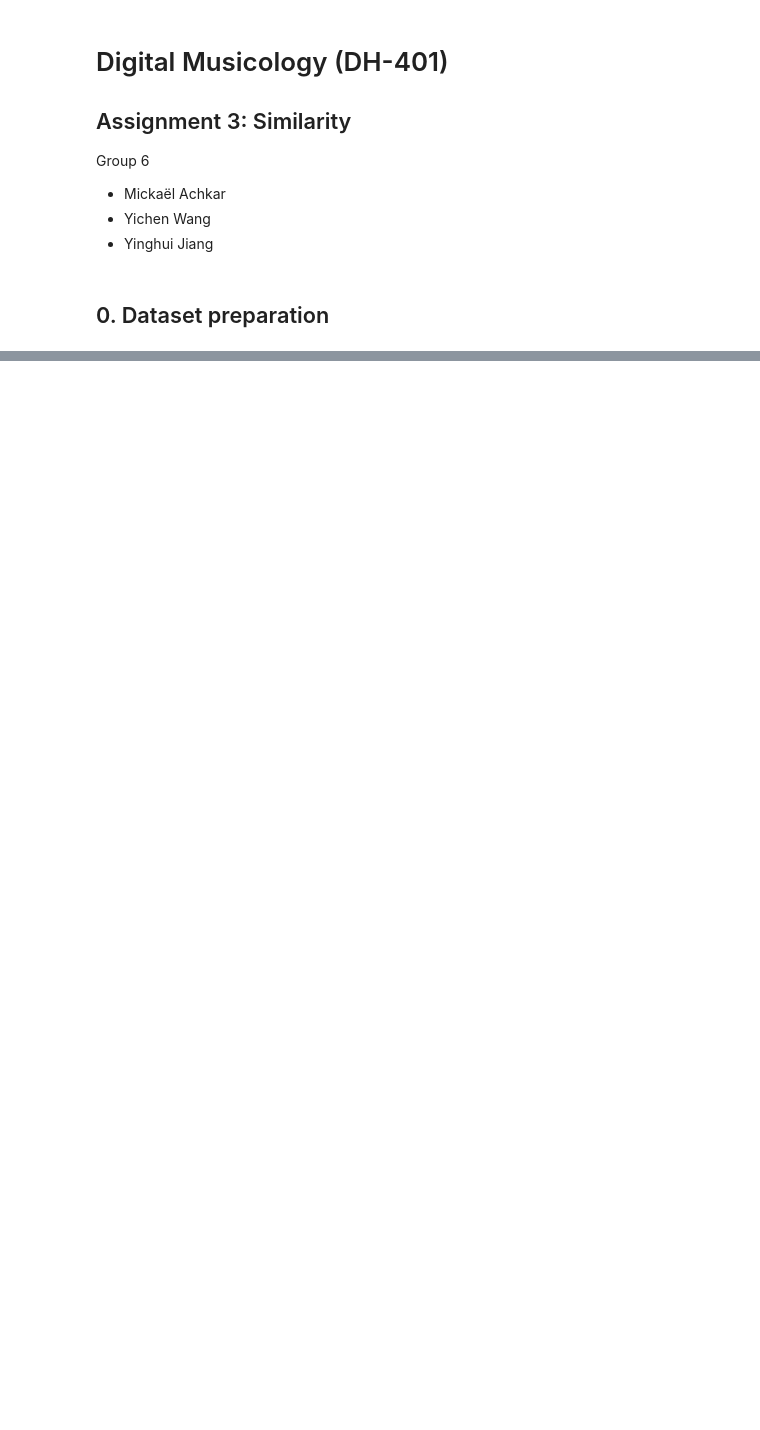
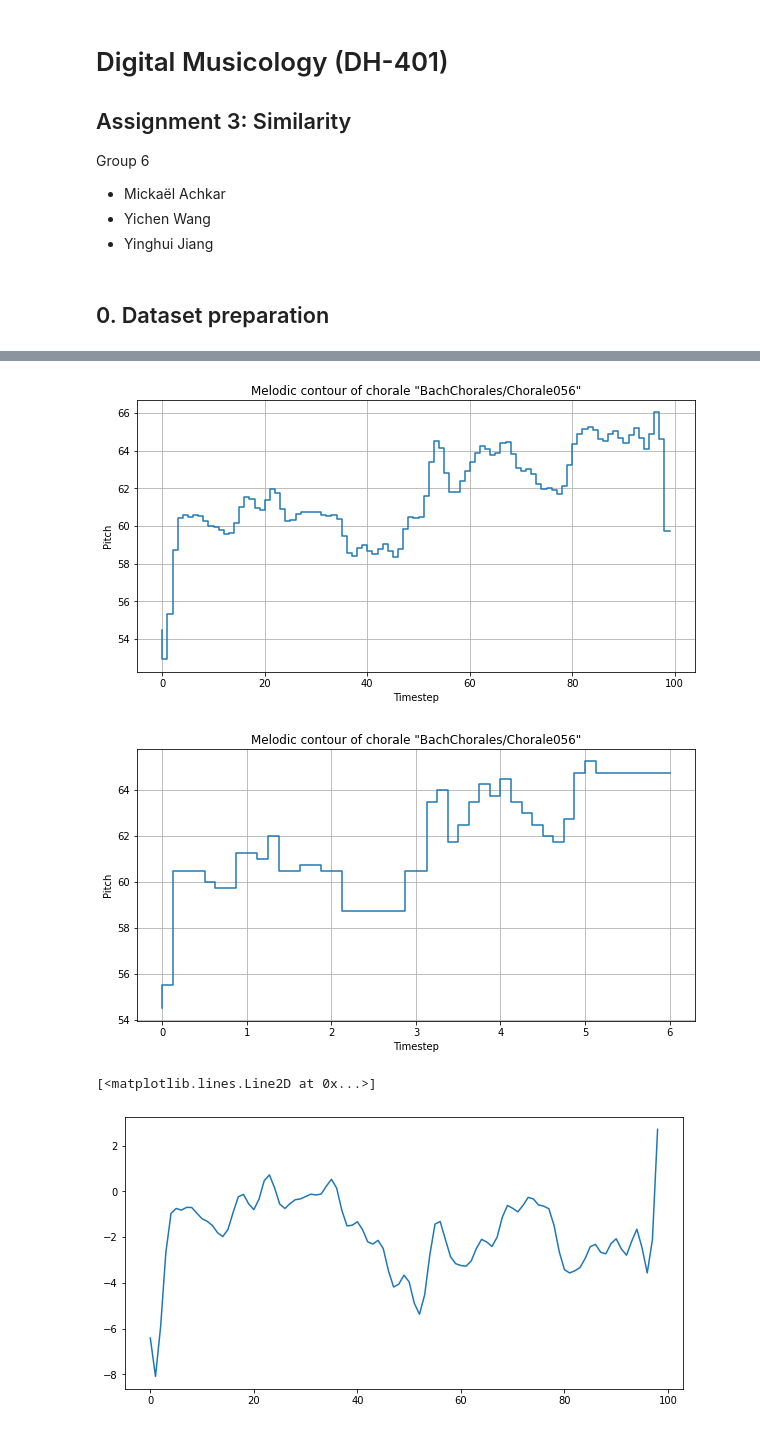
Before and after one commit to mikqs/digital-musicology, a Jupyter notebook: Group_6_A3/Group_6_A3.ipynb, the cells around one changed output, grey strips where cells are left out. Cells and saved outputs as stored; diff of their text form; code cells hidden in the pictures; blank space fills up the shorter version.

Commit message:
melodic contour representation - and rhythm ready

```diff
--- a/Group_6_A3/Group_6_A3.ipynb
+++ b/Group_6_A3/Group_6_A3.ipynb
@@ -116,0 +157,61 @@ for piece,total_dur in total_piece_durations.items():
+# %%
+# Plot melodic contour of a random piece
+random_piece = fermata_df['piece'].sample(n=1).item()
+
+time_steps = melodic_contours[random_piece][0]
+pitches = melodic_contours[random_piece][1]
+
+time_steps_r = np.arange(0, 100, 1)
+res = signal.resample(pitches, num=100)
+
+f = interpolate.interp1d(time_steps, pitches, kind='zero')
+xnew = np.arange(0, max(time_steps), max(time_steps)/100)
+ynew = f(xnew)   # use interpolation function returned by `interp1d`
+# %%
+# plt.figure(figsize=(10, 5))
+# plt.step(time_steps/max(time_steps)*99, pitches, '--', xnew/max(time_steps)*99, ynew, '-', time_steps_r,res, '-', )
+# plt.show()
+
+plt.figure(figsize=(10, 5))
+plt.step(time_steps_r,res)
+plt.xlabel('Timestep')
+plt.ylabel('Pitch')
+plt.title(f'Melodic contour of chorale "{random_piece}"')
+plt.grid()
+plt.show()
+
+plt.figure(figsize=(10, 5))
+plt.step(time_steps,pitches)
+plt.xlabel('Timestep')
+plt.ylabel('Pitch')
+plt.title(f'Melodic contour of chorale "{random_piece}"')
+plt.grid()
+plt.show()
+# # Number of sample points
+# N = len(x)
+# # Sample spacing (in units of time_unit)
+# T = x[1].left
+
+################################################################
+N = len(res)
+# Window the signal to reduce spectral leakage in the FFT (a good practise)
+# window = signal.get_window('hann', N)
+
+# Compute Fourier transform of signal
+dctp = dct(res, norm='ortho', n=100)
+# xf = rfftfreq(N, T)
+# # Convert frequencies to units of cycles/whole note
+# xf = xf/time_unit
+# # Convert Fourier output to real-valued amplitudes
+# amplitudes = np.abs(yf)
+
+# # Find significant peaks (using min distance between neighbouring peaks)
+# peaks, _ = find_peaks(amplitudes, distance=N*.07)
+pitc = idct(dctp[1:], norm='ortho')
+plt.figure(figsize=(10, 5))
+plt.plot(pitc)
+# %% [output]
+[figure, added]
+[figure, added]
+[<matplotlib.lines.Line2D at 0x...>]
+[figure, added]
```
Also changed, not shown: parts of 9 cells of this notebook.
